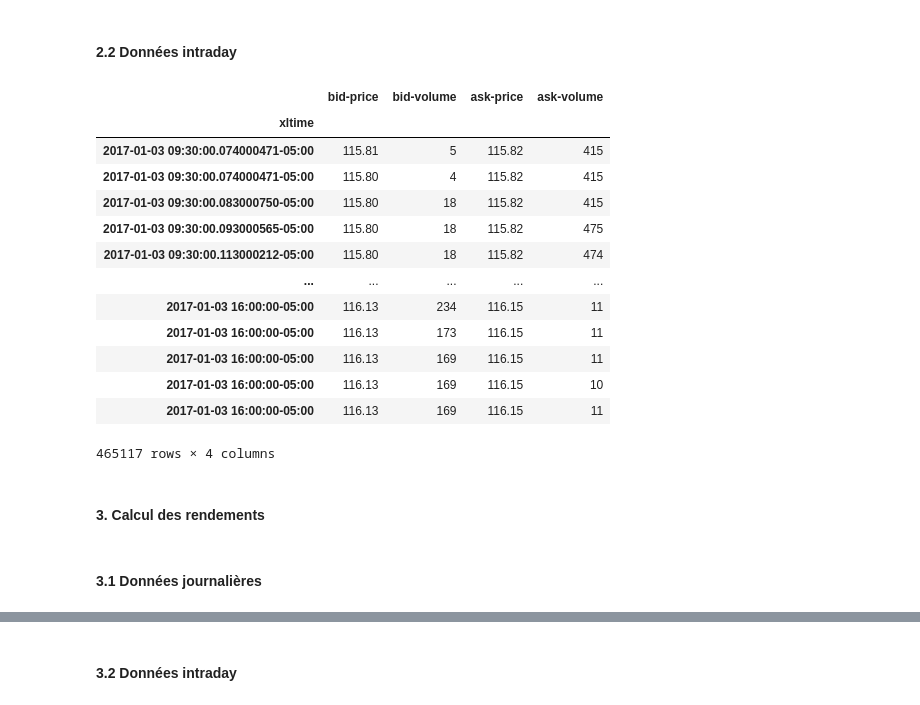
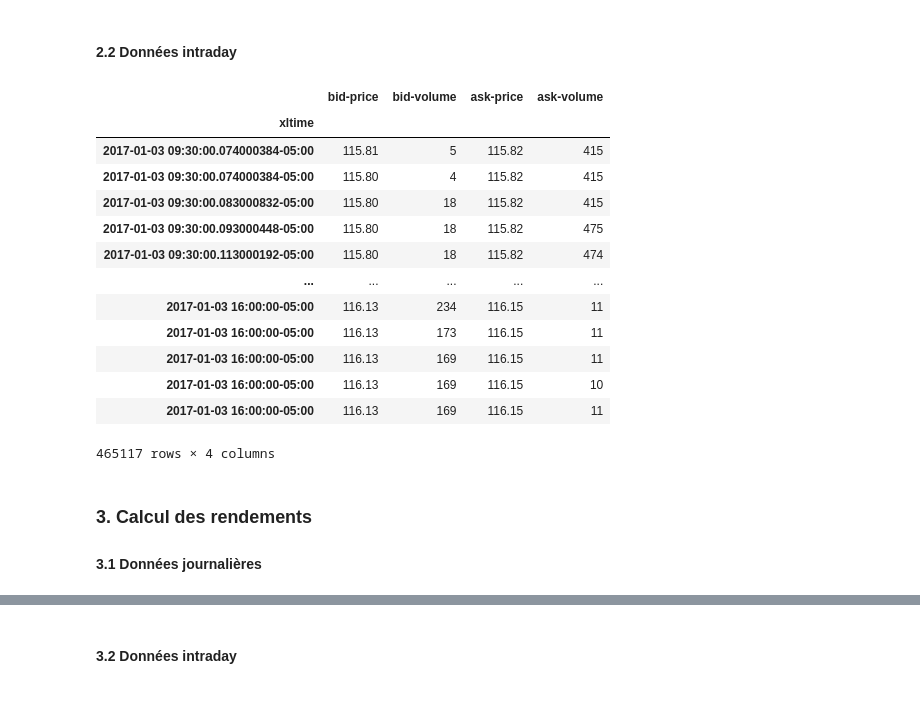
Before and after one commit to ethantrentin/Markets-Physic, a Jupyter notebook: TP1.ipynb, the cells around one changed output, grey strips where cells are left out. Drawn from its saved outputs; the diff is of its cells as text; code cells hidden in the pictures.

```diff
--- a/TP1.ipynb
+++ b/TP1.ipynb
@@ -55,16 +59,16 @@ def load_TRTH_bbo(filename,
     return DF
 # %%
 Path = sys.path[0]
-AAPL_intraday = load_TRTH_bbo("2017-01-03-AAPL.OQ-bbo.csv.gz")
+AAPL_intraday = load_TRTH_bbo(Path+"\\2017-01-03-AAPL.OQ-bbo.csv.gz")
 AAPL_intraday
 # %% [output]
 |  | bid-price | bid-volume | ask-price | ask-volume |
 | xltime |  |  |  |  |
-| 2017-01-03 09:30:00.074000471-05:00 | 115.81 | 5 | 115.82 | 415 |
-| 2017-01-03 09:30:00.074000471-05:00 | 115.80 | 4 | 115.82 | 415 |
-| 2017-01-03 09:30:00.083000750-05:00 | 115.80 | 18 | 115.82 | 415 |
-| 2017-01-03 09:30:00.093000565-05:00 | 115.80 | 18 | 115.82 | 475 |
-| 2017-01-03 09:30:00.113000212-05:00 | 115.80 | 18 | 115.82 | 474 |
+| 2017-01-03 09:30:00.074000384-05:00 | 115.81 | 5 | 115.82 | 415 |
+| 2017-01-03 09:30:00.074000384-05:00 | 115.80 | 4 | 115.82 | 415 |
+| 2017-01-03 09:30:00.083000832-05:00 | 115.80 | 18 | 115.82 | 415 |
+| 2017-01-03 09:30:00.093000448-05:00 | 115.80 | 18 | 115.82 | 475 |
+| 2017-01-03 09:30:00.113000192-05:00 | 115.80 | 18 | 115.82 | 474 |
 | ... | ... | ... | ... | ... |
 | 2017-01-03 16:00:00-05:00 | 116.13 | 234 | 116.15 | 11 |
 | 2017-01-03 16:00:00-05:00 | 116.13 | 173 | 116.15 | 11 |
@@ -73,6 +77,5 @@ AAPL_intraday
 | 2017-01-03 16:00:00-05:00 | 116.13 | 169 | 116.15 | 11 |
 465117 rows × 4 columns
 # %% [markdown]
-#### 3. Calcul des rendements
+### 3. Calcul des rendements
+#### 3.1 Données journalières
-# %% [markdown]
-#### 3.1 Données journalières
```
Also changed, not shown: parts of 28 cells of this notebook.
